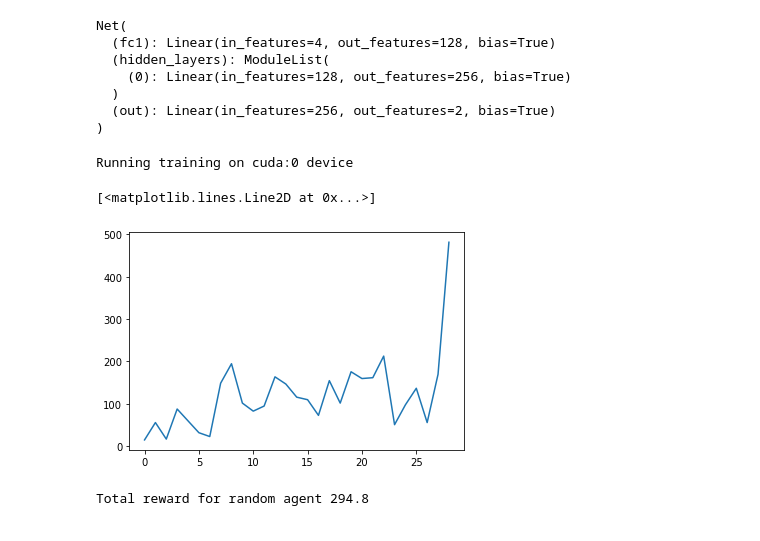
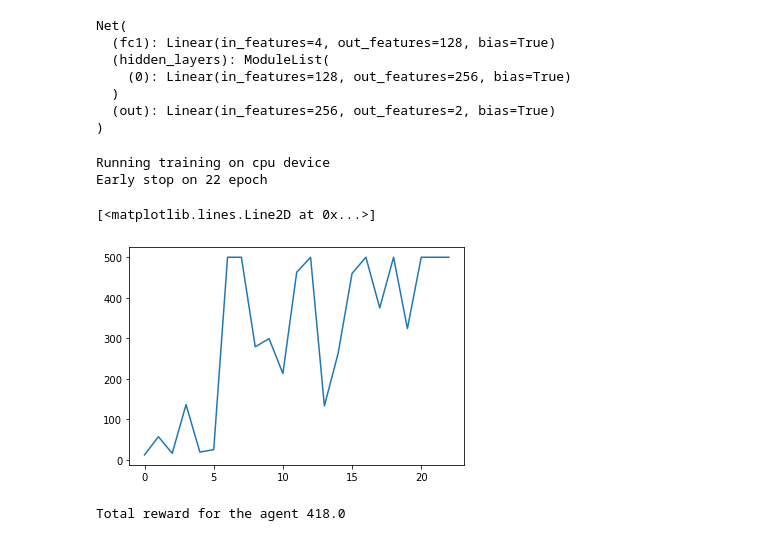
Before and after one commit to andreinechaev/RLPlayground, a Jupyter notebook: PG.ipynb, the cells around one changed output. Drawn from its saved outputs; the diff is of its cells as text; code cells hidden in the pictures.

Commit message:
pg+reward to go

```diff
--- a/PG.ipynb
+++ b/PG.ipynb
@@ -78,6 +78,13 @@ Net(
 )
 # %%
 from torch.distributions import Categorical
+
+def reward_to_go(rews):
+    n = len(rews)
+    rtgs = np.zeros_like(rews)
+    for i in reversed(range(n)):
+        rtgs[i] = rews[i] + (rtgs[i+1] if i+1 < n else 0)
+    return rtgs
 
 batch_size = 5000
 net = Net(env.observation_space.shape[0], env.action_space.n, device='cuda:0' if torch.cuda.is_available() else 'cpu')
@@ -104,37 +111,41 @@ for i in range(50):
         actions.append(action)
         rewards.append(reward)
 
         if done:
             r, l = sum(rewards), len(rewards)
+            rstg = reward_to_go(rewards)
             # print('Sum of episode rewards', r)
-            weights += [r] * l
+            # weights += [r] * l
+            weights += list(rstg)
 
             # reset vars
             obs, done, rewards = env.reset(), False, []
 
             if len(observations) > batch_size:
                 total_rewards.append(r)
                 break
 
-    if total_rewards[-1] > 480:
+    if np.mean(total_rewards[-5:]) > 450:
         # early stop
+        print(f'Early stop on {i} epoch')
         break
 
     optimizer.zero_grad()
     # loss
     logits = net(observations)
     logp = Categorical(logits=logits).log_prob(torch.as_tensor(actions, dtype=torch.float32, device=net.device))
     batch_loss = -(logp * torch.as_tensor(weights, dtype=torch.float32, device=net.device)).mean()
     batch_loss.backward()
     optimizer.step()
 
     gc.collect()
 
 plt.plot(total_rewards)
 # %% [output]
-Running training on cuda:0 device
+Running training on cpu device
+Early stop on 22 epoch
 [<matplotlib.lines.Line2D at 0x...>]
-[figure, old version]
+[figure, new version]
 # %%
 avg_reward = []
 
@@ -153,6 +164,6 @@ for i in range(5):
     avg_reward.append(reward_sum)
 
 env.close()
-print(f'Total reward for random agent {np.mean(avg_reward)}')
+print(f'Total reward for the agent {np.mean(avg_reward)}')
 # %% [output]
-Total reward for random agent 294.8
+Total reward for the agent 418.0
```
